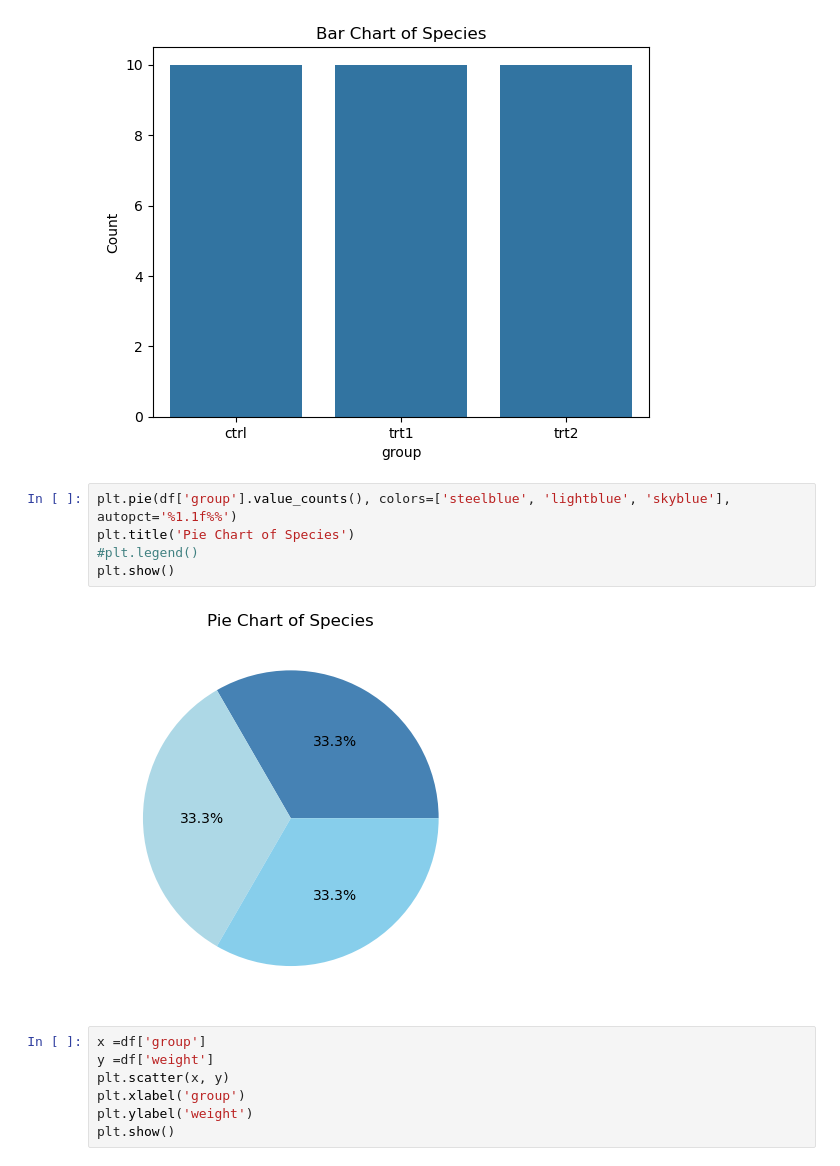
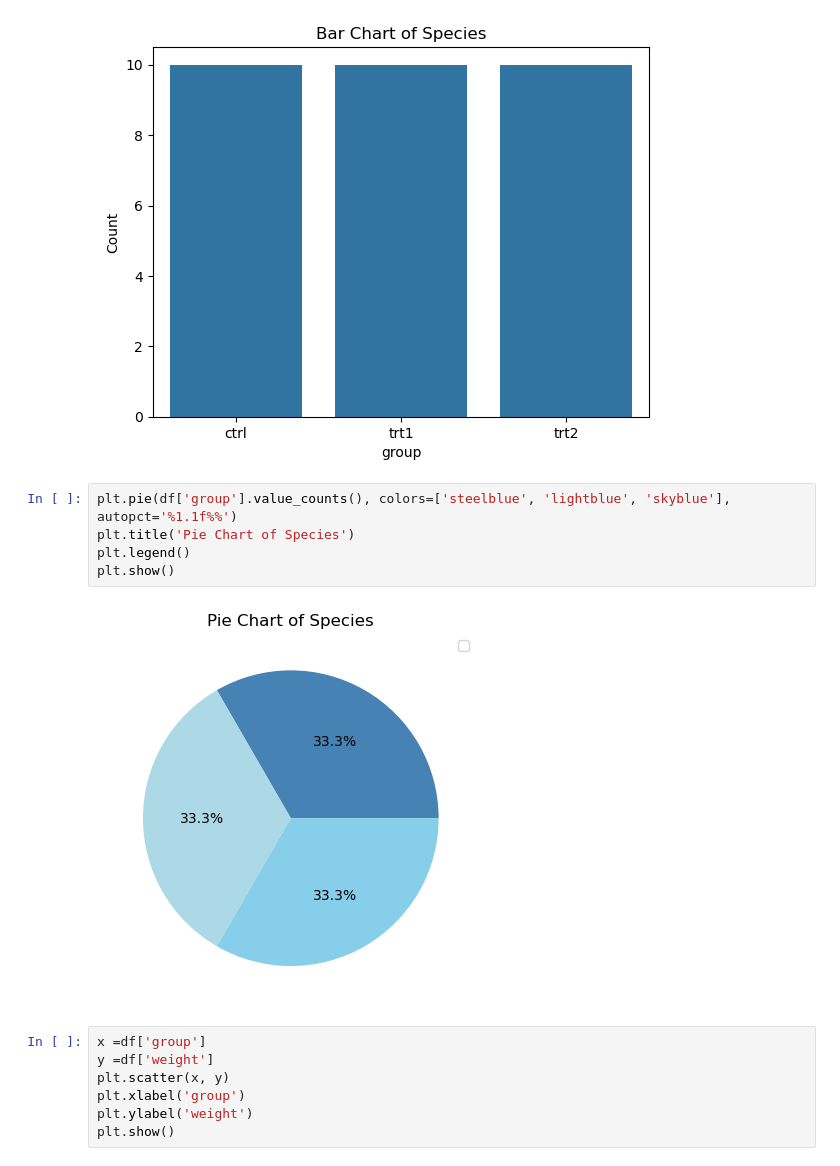
Before and after one commit to dectan/applied_statistics, a Jupyter notebook: project.ipynb, the cells around one changed output. Drawn from its saved outputs; the diff is of its cells as text.

```diff
--- a/project.ipynb
+++ b/project.ipynb
@@ -96,10 +102,10 @@ plt.show()
 # %%
 plt.pie(df['group'].value_counts(), colors=['steelblue', 'lightblue', 'skyblue'], autopct='%1.1f%%')
 plt.title('Pie Chart of Species')
-#plt.legend()
+plt.legend()
 plt.show()
 # %% [output]
-[figure, old version]
+[figure, new version]
 # %%
 x =df['group']
 y =df['weight']
```
Also changed, not shown: parts of 15 cells of this notebook, 1 other file.
